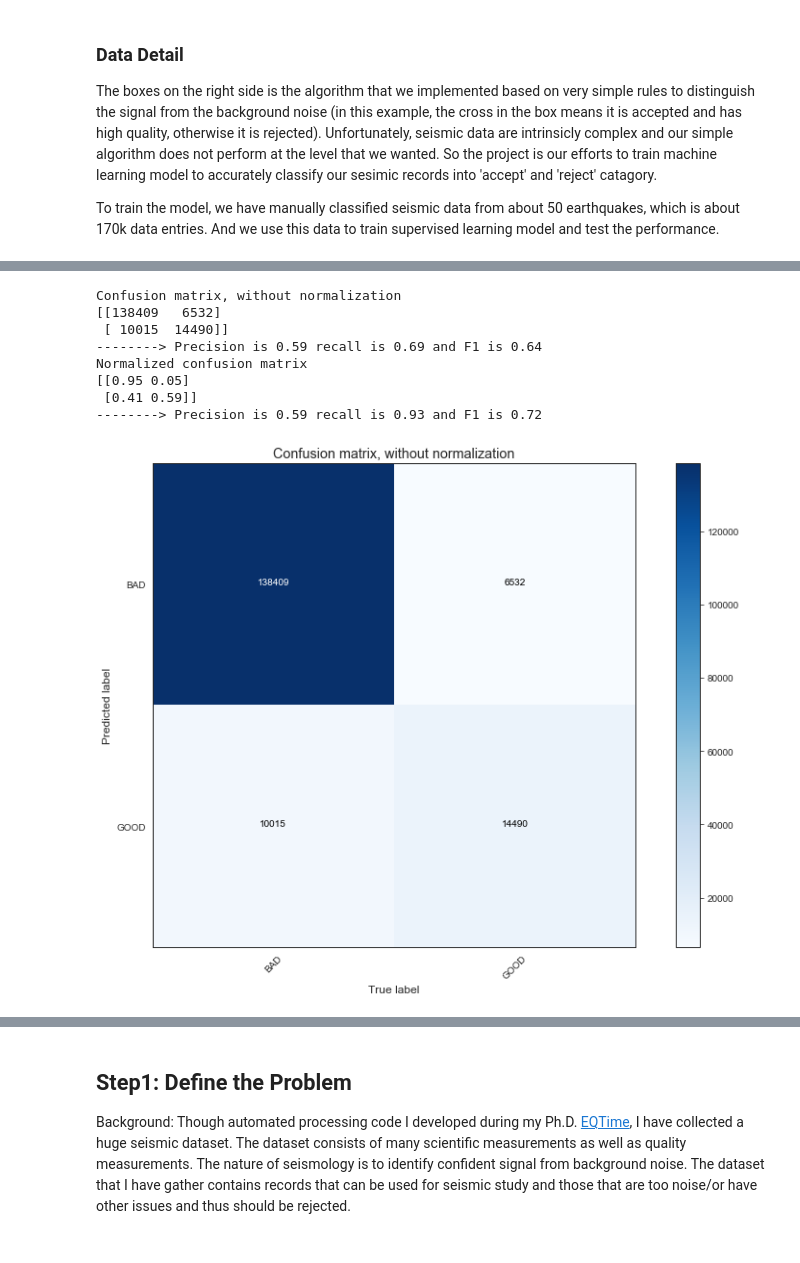
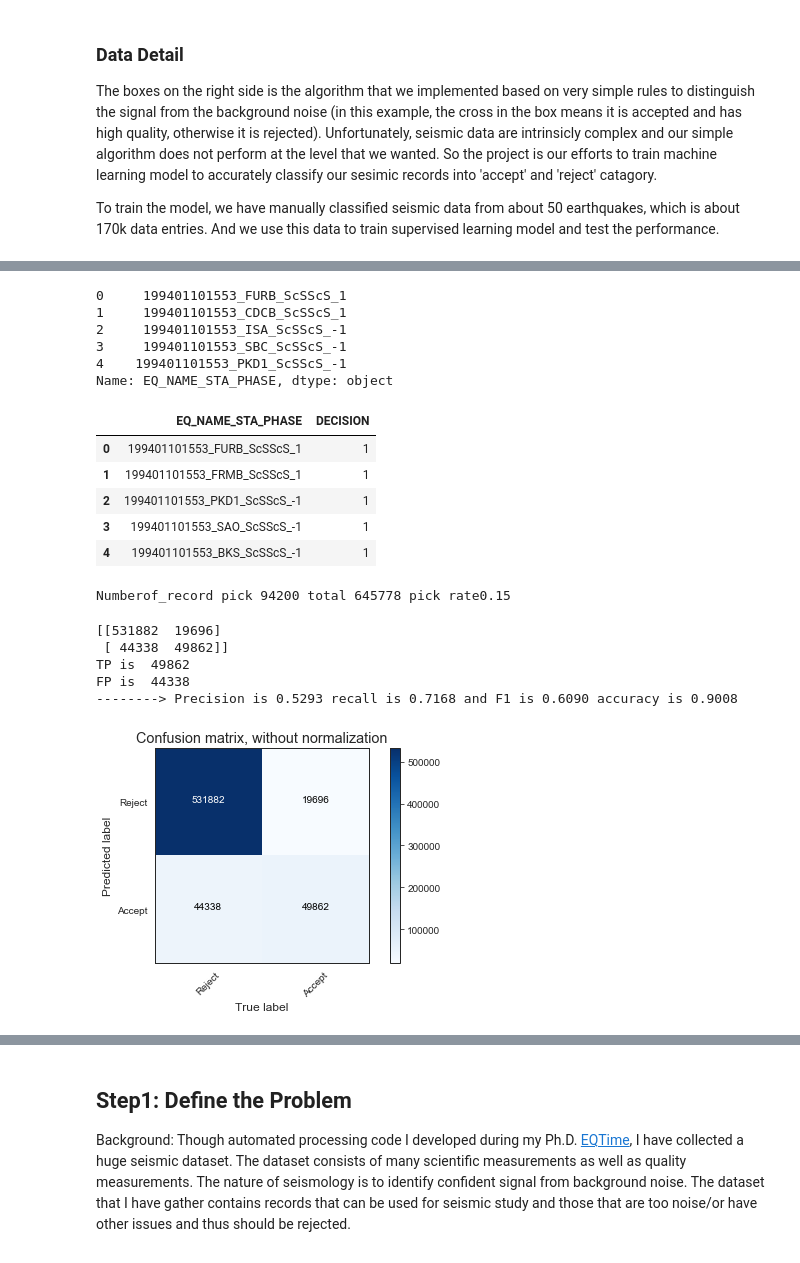
Before and after one commit to Leviyu/EWPredict, a Jupyter notebook: EWPredict_learn.ipynb, the cells around one changed output, grey strips where cells are left out. Drawn from its saved outputs; the diff is of its cells as text; code cells hidden in the pictures.

```diff
--- a/EWPredict_learn.ipynb
+++ b/EWPredict_learn.ipynb
@@ -171,0 +173,12 @@ Total record check by human is: 24505/169446
+# %%
+# create EQ_NAME_STA_PHASE
+data['EQ_NAME_STA_PHASE'] = data['EQ_NAME'].map(str) +"_"+ data['STA']+ "_"+ data['PHASE']+"_"+data['POLARFLAG'].map(str)
+data['EQ_NAME_STA_PHASE'].head()
+# pd.concat([data['EQ_NAME'],data['PHASE']])
+# %% [output]
+0     199401101553_FURB_ScSScS_1
+1     199401101553_CDCB_ScSScS_1
+2     199401101553_ISA_ScSScS_-1
+3     199401101553_SBC_ScSScS_-1
+4    199401101553_PKD1_ScSScS_-1
+Name: EQ_NAME_STA_PHASE, dtype: object
@@ -172,3 +188,31 @@ Total record check by human is: 24505/169446
+# %%
+keep['DECISION'] = 1
+keep.columns=['EQ_NAME_STA_PHASE','DECISION']
+keep.head()
+# %% [output]
+|  | EQ_NAME_STA_PHASE | DECISION |
+| 0 | 199401101553_FURB_ScSScS_1 | 1 |
+| 1 | 199401101553_FRMB_ScSScS_1 | 1 |
+| 2 | 199401101553_PKD1_ScSScS_-1 | 1 |
+| 3 | 199401101553_SAO_ScSScS_-1 | 1 |
+| 4 | 199401101553_BKS_ScSScS_-1 | 1 |
+# %%
+data = data.merge(keep,on='EQ_NAME_STA_PHASE',how='left')
+# %%
+# data['DECISION'].head(20)
+data['DECISION'].fillna(0,inplace=True)
+# %%
+# Define new PICK flag from dataframe based on whether the quality label
+## Check pick rate amont all data
+# 1 is accpeted
+# 0 is rejected
+
+pick_num = data.loc[data.DECISION==1].shape[0]
+total_num = data.shape[0]
+pick_rate = pick_num/total_num
+print("Numberof_record pick {0:.0f} total {1:.0f} pick rate{2:.2f}".format(pick_num,total_num,pick_rate))
+# %% [output]
+Numberof_record pick 94200 total 645778 pick rate0.15
 # %%
 #Plot Accuracy Summary
 #Credit: http://scikit-learn.org/stable/auto_examples/model_selection/plot_confusion_matrix.html
@@ -181,27 +225,21 @@ def plot_confusion_matrix(cm, classes,
     This function prints and plots the confusion matrix.
     Normalization can be applied by setting `normalize=True`.
     """
-    if normalize:
-        cm = cm.astype('float') / cm.sum(axis=1)[:, np.newaxis]
-        print("Normalized confusion matrix")
-    else:
-        print('Confusion matrix, without normalization')
 
     print(cm)
     TP = cm[1][1]
     FN = cm[0][1]
     FP = cm[1][0]
     TN = cm[0][0]
-#     print("TP is ",TP)
-#     print("TN is ", TN)
-
+    print("TP is ",TP)
+    print("FP is ", FP)
+    Accuracy = (TP + TN) /(TP + FN + FP + TN)
     precision = TP / (TP + FP)
     recall = TP / (TP + FN)
     F1 = 2 * ( precision * recall ) / ( precision + recall)
-    print("--------> Precision is {0:.2f} recall is {1:.2f} and F1 is {2:.2f}".format(precision,
+    print("--------> Precision is {0:.4f} recall is {1:.4f} and F1 is {2:.4f} accuracy is {3:.4f}".format(precision,
                                                                          recall,
-                                                                         F1))
-
+                                                                         F1,Accuracy))
 
     plt.imshow(cm, interpolation='nearest', cmap=cmap)
     plt.title(title)
@@ -209,45 +247,37 @@ def plot_confusion_matrix(cm, classes,
     tick_marks = np.arange(len(classes))
     plt.xticks(tick_marks, classes, rotation=45)
     plt.yticks(tick_marks, classes)
 
     fmt = '.2f' if normalize else 'd'
     thresh = cm.max() / 2.
     for i, j in itertools.product(range(cm.shape[0]), range(cm.shape[1])):
         plt.text(j, i, format(cm[i, j], fmt),
                  horizontalalignment="center",
                  color="white" if cm[i, j] > thresh else "black")
 
     plt.tight_layout()
     plt.xlabel('True label')
     plt.ylabel('Predicted label')
 
 # make new columns show code decision
 # data["CODE_DECISION"] = 0
 data.loc[(data.QUALITY >=1),"CODE_DECISION"] = 1
 data.loc[(data.QUALITY < 1),"CODE_DECISION"] = 0
 
 
 # Compute confusion matrix
 cnf_matrix = metrics.confusion_matrix(data.DECISION, data.CODE_DECISION)
 np.set_printoptions(precision=2)
 
-class_names = ['BAD', 'GOOD']
+class_names = ['Reject', 'Accept']
 # Plot non-normalized confusion matrix
 plt.figure()
 plot_confusion_matrix(cnf_matrix, classes=class_names,
                       title='Confusion matrix, without normalization')
-
-# Plot normalized confusion matrix
-plt.figure()
-plot_confusion_matrix(cnf_matrix, classes=class_names, normalize=True,
-                      title='Normalized confusion matrix')
 # %% [output]
-Confusion matrix, without normalization
-[[138409   6532]
- [ 10015  14490]]
---------> Precision is 0.59 recall is 0.69 and F1 is 0.64
-Normalized confusion matrix
-[[0.95 0.05]
- [0.41 0.59]]
---------> Precision is 0.59 recall is 0.93 and F1 is 0.72
+[[531882  19696]
+ [ 44338  49862]]
+TP is  49862
+FP is  44338
+--------> Precision is 0.5293 recall is 0.7168 and F1 is 0.6090 accuracy is 0.9008
-[figure, old version]
+[figure, new version]
```
Also changed, not shown: parts of 110 cells of this notebook, 15 other files.
